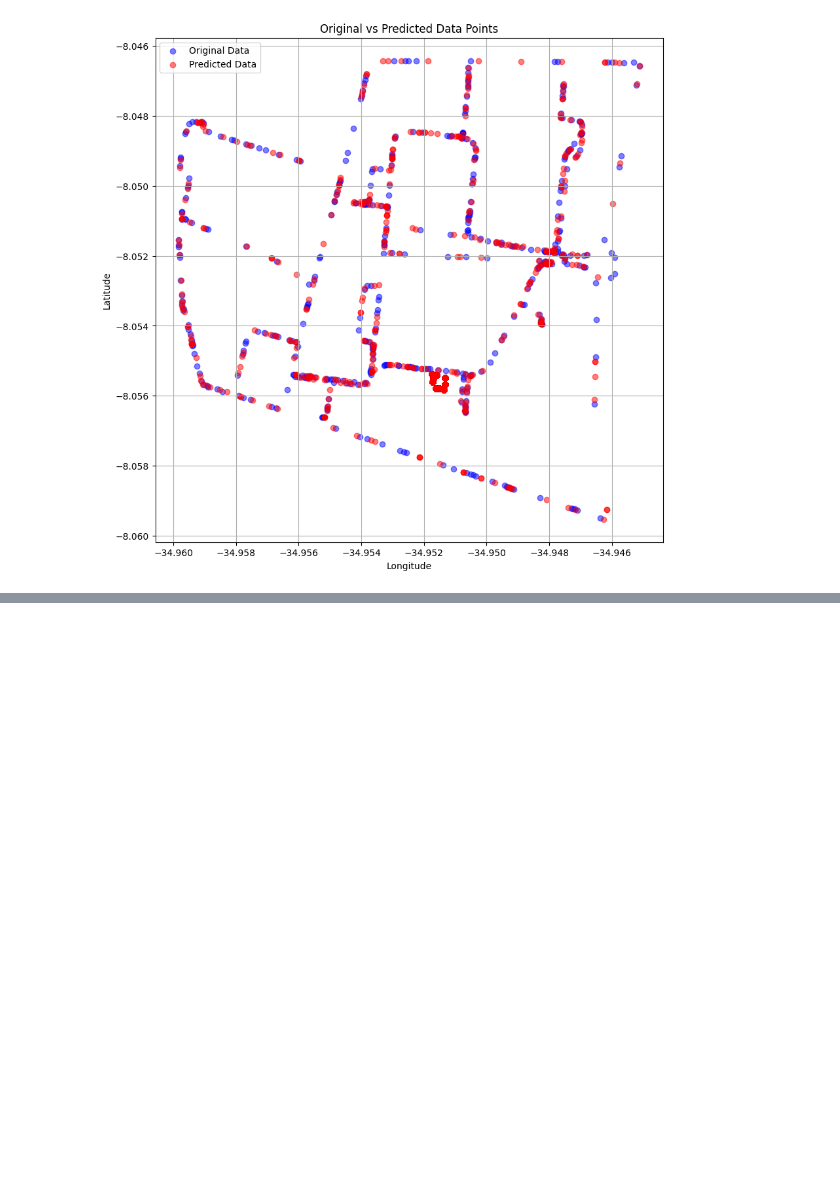
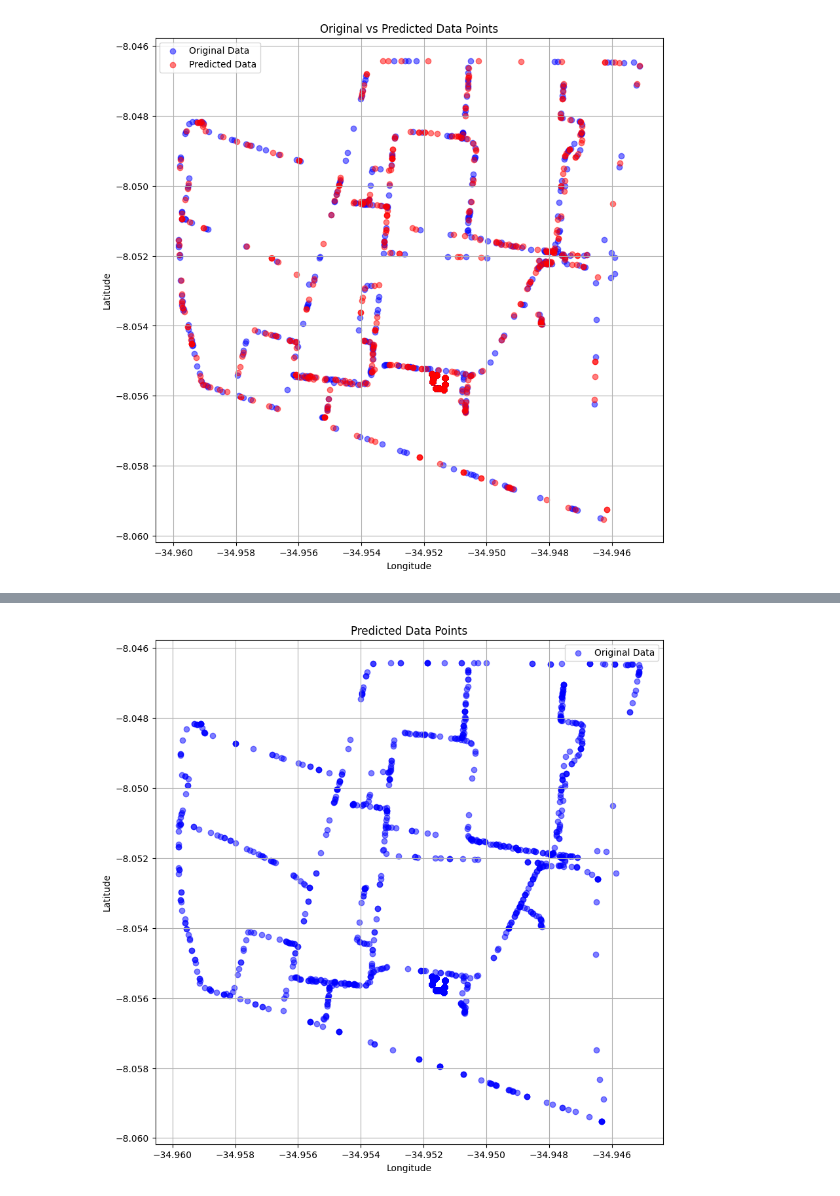
Before and after one commit to FilipeGomesMelo/localizacao, a Jupyter notebook: localization_techniques/fingerprint/fingerprint.ipynb, the cells around one changed output, grey strips where cells are left out. Drawn from its saved outputs; the diff is of its cells as text; code cells hidden in the pictures; blank space fills up the shorter version.

```diff
--- a/localization_techniques/fingerprint/fingerprint.ipynb
+++ b/localization_techniques/fingerprint/fingerprint.ipynb
@@ -172,3 +172,7 @@ plt.grid(True)
 plt.show()
 # %% [output]
 [figure]
+# %%
+X_test = df_test_alunos
+# %%
+y_test_pred = [list(fingerprint(v,df_)) for _,v in X_test.iterrows()]
@@ -174,0 +199,3 @@ plt.show()
+# %%
+lat_test_pred = [lat for lat,_ in y_test_pred]
+lon_test_pred = [lon for _,lon in y_test_pred]
@@ -174,0 +220,12 @@ plt.show()
+# %%
+plt.figure(figsize=(10, 10))
+plt.scatter(lon_test_pred, lat_test_pred, color='blue', label='Original Data', alpha=0.5)
+
+plt.xlabel('Longitude')
+plt.ylabel('Latitude')
+plt.title('Predicted Data Points')
+plt.legend()
+plt.grid(True)
+plt.show()
+# %% [output]
+[figure, added]
```
Also changed, not shown: parts of 6 cells of this notebook, 3 other files.
